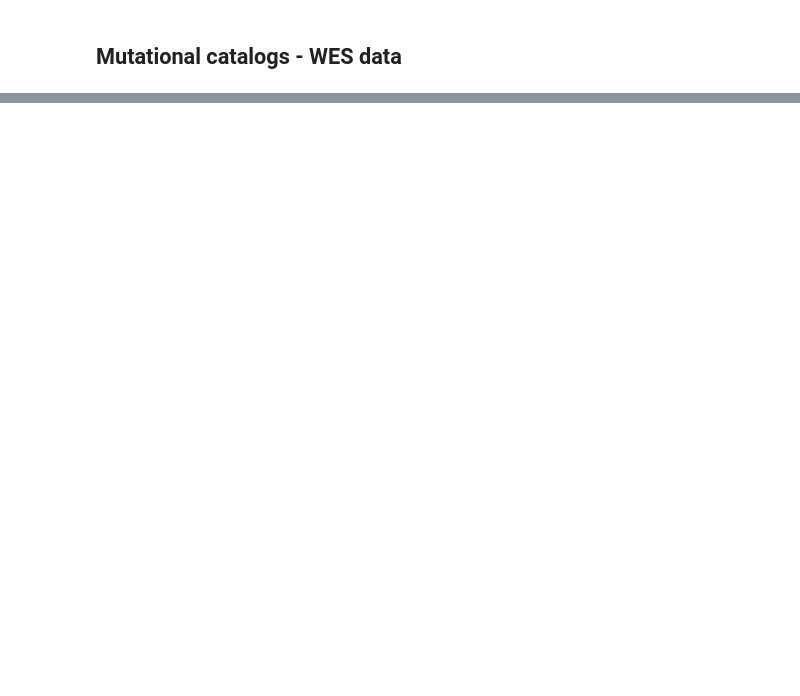
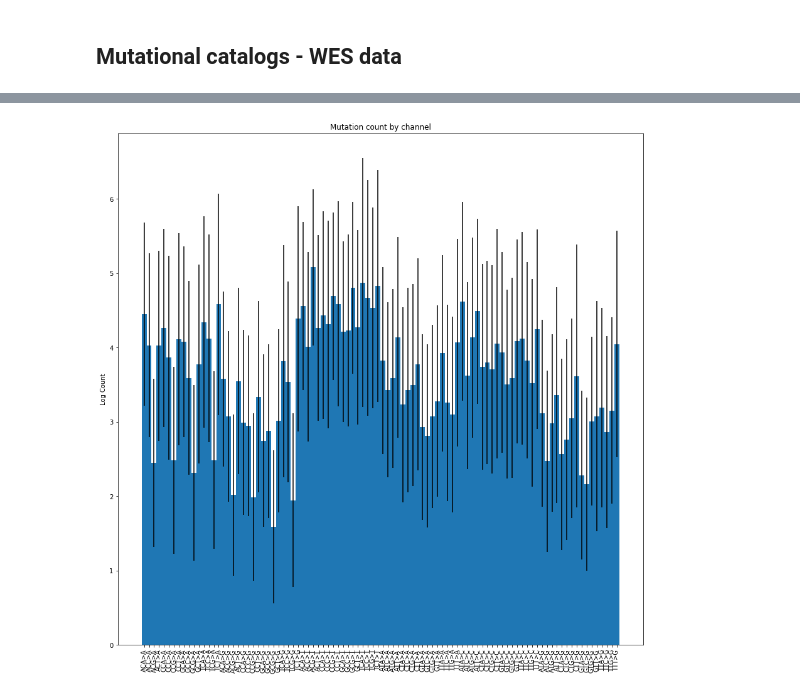
Before and after one commit to dovydask/MLMB-project, a Jupyter notebook: MachineLearning_inMolecularBiology2020_GroupProject.ipynb, the cells around one changed output, grey strips where cells are left out. Cells and saved outputs as stored; diff of their text form; code cells hidden in the pictures; blank space fills up the shorter version.

```diff
--- a/MachineLearning_inMolecularBiology2020_GroupProject.ipynb
+++ b/MachineLearning_inMolecularBiology2020_GroupProject.ipynb
@@ -549,0 +138,5 @@ def SVM(X_train, X_test, y_train, y_test, C, gamma):
+# %%
+channel_names = PCAWG_wgs.mut.T[0:1].values + PCAWG_wgs.mut.T[1:2].values
+channel_names = channel_names.flatten()
+channel_names = np.array(list(s[3:] + s[1:3] for s in channel_names))
+# channel_names
@@ -549,0 +279,17 @@ def SVM(X_train, X_test, y_train, y_test, C, gamma):
+# %%
+# view average mutation count
+plt.figure(figsize = [15, 15])
+xn = Normalizer(np.log(raw_tasks[0].X + 1))
+N = len(xn.X_mean)
+ids = np.arange(N)
+plt.bar(ids, xn.X_mean[:N], width = 1.0, yerr = xn.X_std[:N])
+# for i in range(N):
+#     print(i, channel_names[i], xn.X_mean[i], xn.X_std[i])
+
+plt.ylabel('Log Count')
+plt.title('Mutation count by channel')
+plt.xticks(ids, channel_names, rotation='vertical')
+
+plt.show()
+# %% [output]
+[figure, added]
```
Also changed, not shown: parts of 56 cells of this notebook.
